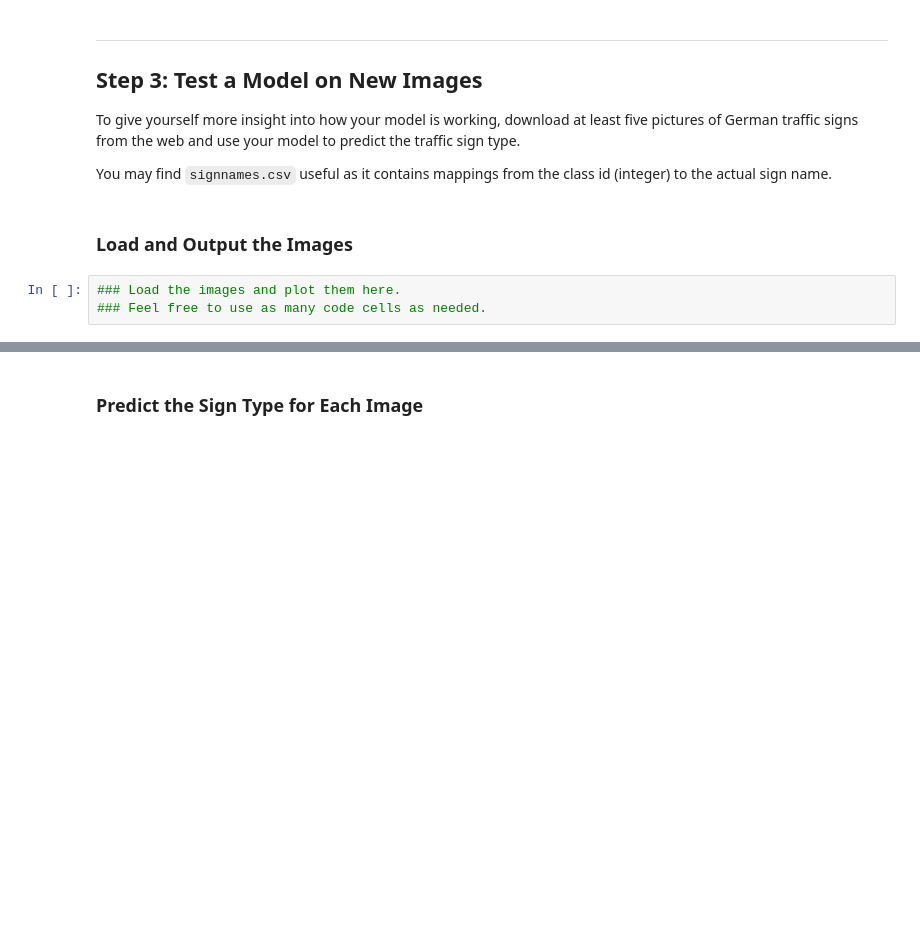
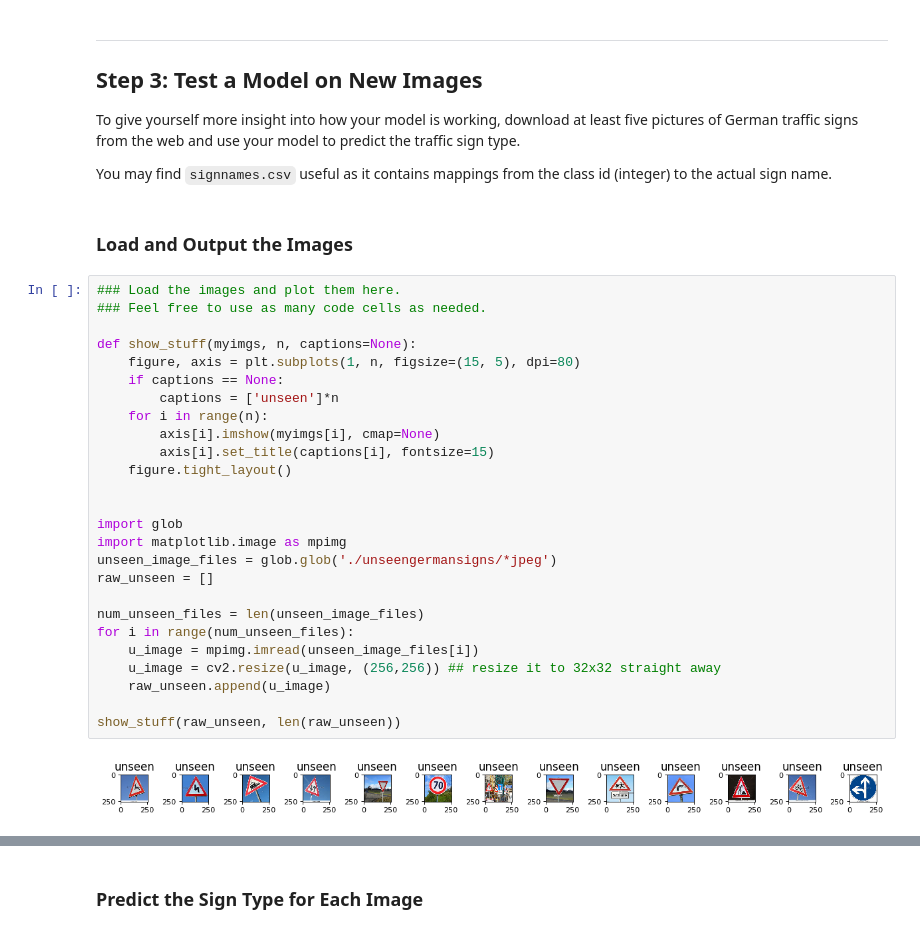
Before and after one commit to topgoonr/CarND-Traffic-Sign-Classifier-Project, a Jupyter notebook: Traffic_Sign_Classifier.ipynb, the cells around one changed output, grey strips where cells are left out. Saved outputs shown, nothing was run; the diff lists cells and outputs as text; blank space fills up the shorter version.

Commit message:
added code for additional testing of unseen data.

```diff
--- a/Traffic_Sign_Classifier.ipynb
+++ b/Traffic_Sign_Classifier.ipynb
@@ -943,6 +950,31 @@ To give yourself more insight into how your model is working, download at least
 You may find `signnames.csv` useful as it contains mappings from the class id (integer) to the actual sign name.
 # %% [markdown]
 ### Load and Output the Images
-# %%
-### Load the images and plot them here.
-### Feel free to use as many code cells as needed.
+# %%
+### Load the images and plot them here.
+### Feel free to use as many code cells as needed.
+
+def show_stuff(myimgs, n, captions=None):
+    figure, axis = plt.subplots(1, n, figsize=(15, 5), dpi=80)
+    if captions == None:
+        captions = ['unseen']*n
+    for i in range(n):
+        axis[i].imshow(myimgs[i], cmap=None)
+        axis[i].set_title(captions[i], fontsize=15)
+    figure.tight_layout()
+
+
+import glob
+import matplotlib.image as mpimg
+unseen_image_files = glob.glob('./unseengermansigns/*jpeg')
+raw_unseen = []
+
+num_unseen_files = len(unseen_image_files)
+for i in range(num_unseen_files):
+    u_image = mpimg.imread(unseen_image_files[i])
+    u_image = cv2.resize(u_image, (256,256)) ## resize it to 32x32 straight away
+    raw_unseen.append(u_image)
+
+show_stuff(raw_unseen, len(raw_unseen))
+# %% [output]
+[figure, added]
```
Also changed, not shown: parts of 18 cells of this notebook, 13 other files.
